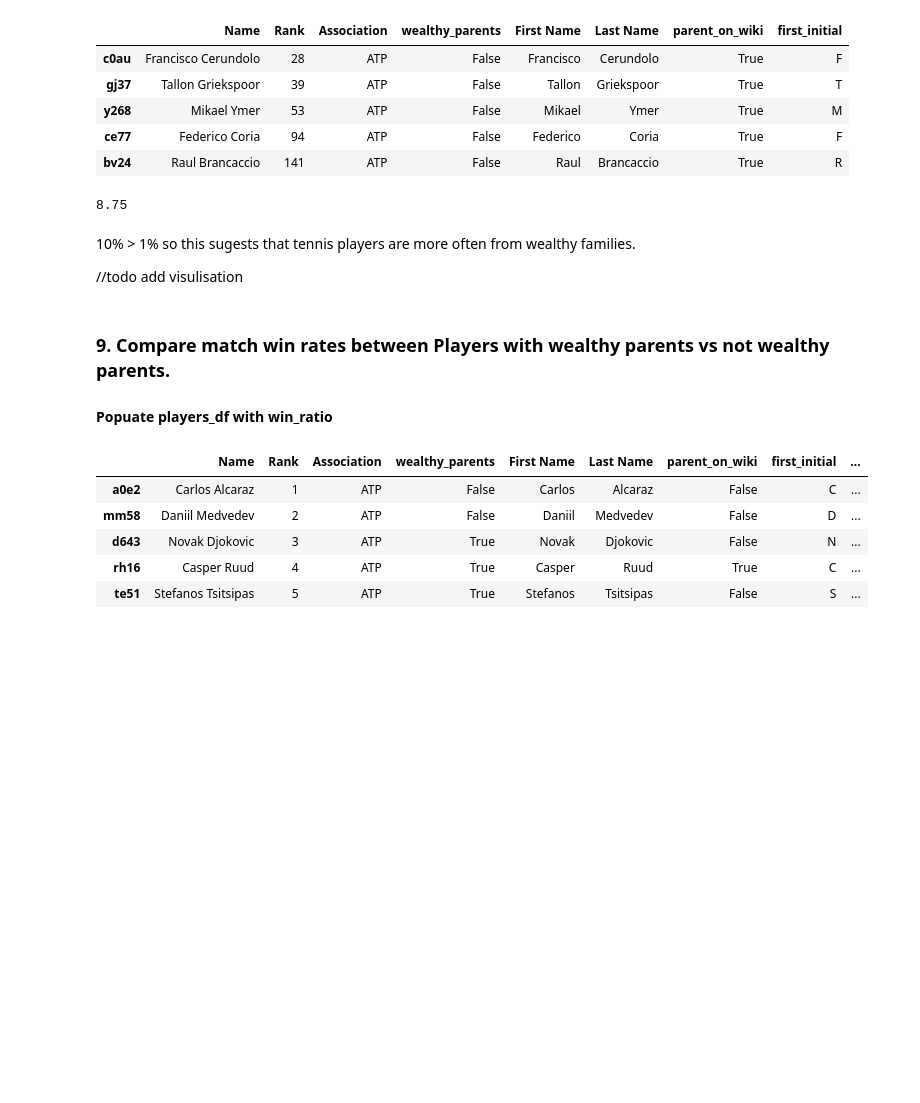
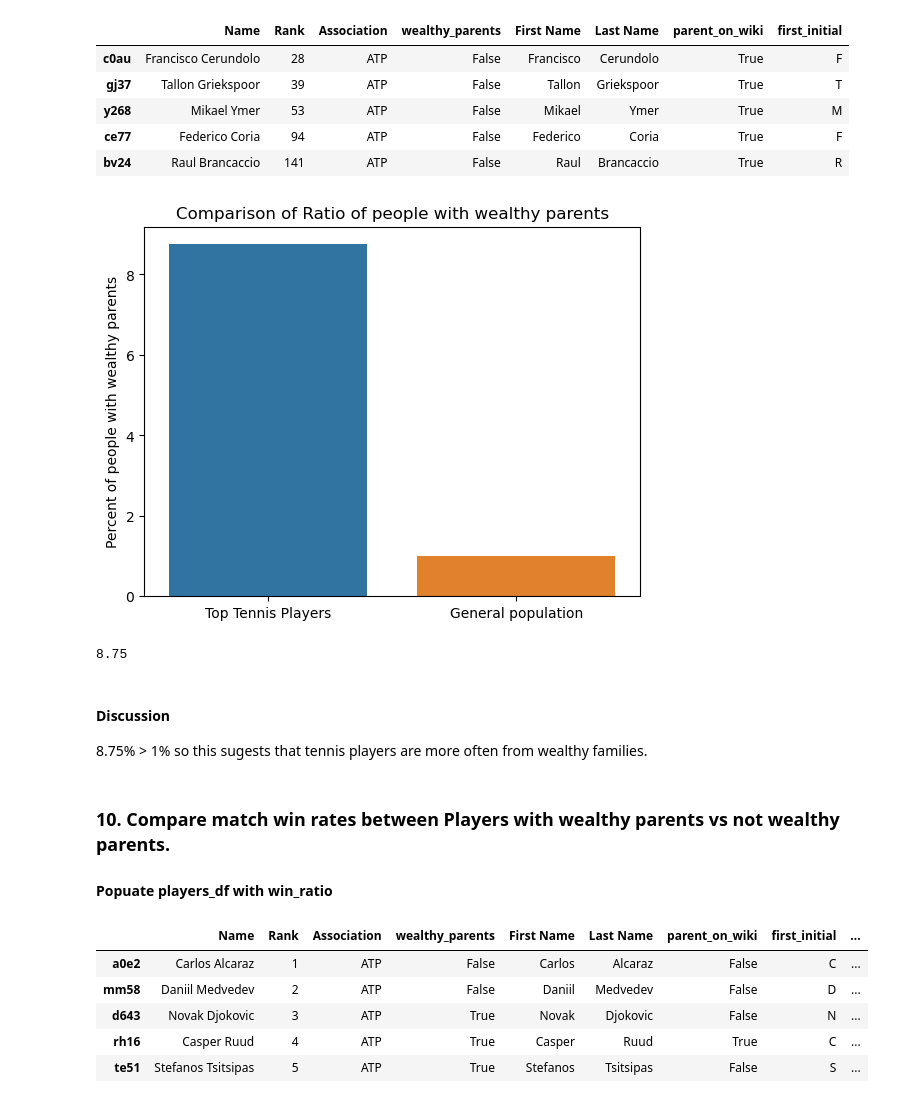
Before and after one commit to mmmcustard/analytics158739, a Jupyter notebook: 158739Assignment4.ipynb, the cells around one changed output. Drawn from its saved outputs; the diff is of its cells as text; code cells hidden in the pictures; blank space fills up the shorter version.

Commit message:
added graph. read over and am happy

```diff
--- a/158739Assignment4.ipynb
+++ b/158739Assignment4.ipynb
@@ -555,17 +555,39 @@ test_wiki_vs_chatGPT.head()
 | y268 | Mikael Ymer | 53 | ATP | False | Mikael | Ymer | True | M |
 | ce77 | Federico Coria | 94 | ATP | False | Federico | Coria | True | F |
 | bv24 | Raul Brancaccio | 141 | ATP | False | Raul | Brancaccio | True | R |
+# %%
+import seaborn as sns
+import matplotlib.pyplot as plt
+import pandas as pd
+
+
+# Calculate the ratio of the boolean column
+column_ratio = top_players['wealthy_parents'].mean() *100
+
+# Manually inputted ratio
+inputted_ratio = 1.0
+
+# Create a bar plot to compare the ratios
+ratios = [column_ratio, inputted_ratio]
+labels = ['Top Tennis Players', 'General population']
+
+sns.barplot(x=labels, y=ratios)
+plt.ylabel('Percent of people with wealthy parents')
+plt.title('Comparison of Ratio of people with wealthy parents')
+plt.show()
+# %% [output]
+[figure, added]
 # %%
 percentage_wealthy = players['wealthy_parents'].mean() * 100
 percentage_wealthy
 # %% [output]
 8.75
 # %% [markdown]
-10% > 1% so this sugests that tennis players are more often from wealthy families.
+#### Discussion
 
-//todo add visulisation
+8.75% > 1% so this sugests that tennis players are more often from wealthy families.
 # %% [markdown]
-### 9. Compare match win rates between Players with wealthy parents vs not wealthy parents.
+### 10. Compare match win rates between Players with wealthy parents vs not wealthy parents.
 
 
 #### Popuate players_df with win_ratio
```
Also changed, not shown: parts of 8 cells of this notebook, 2 other files.
